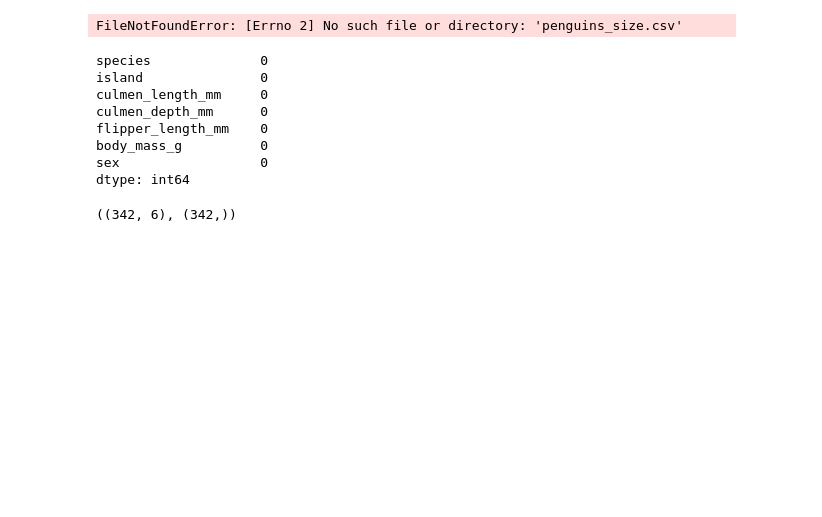
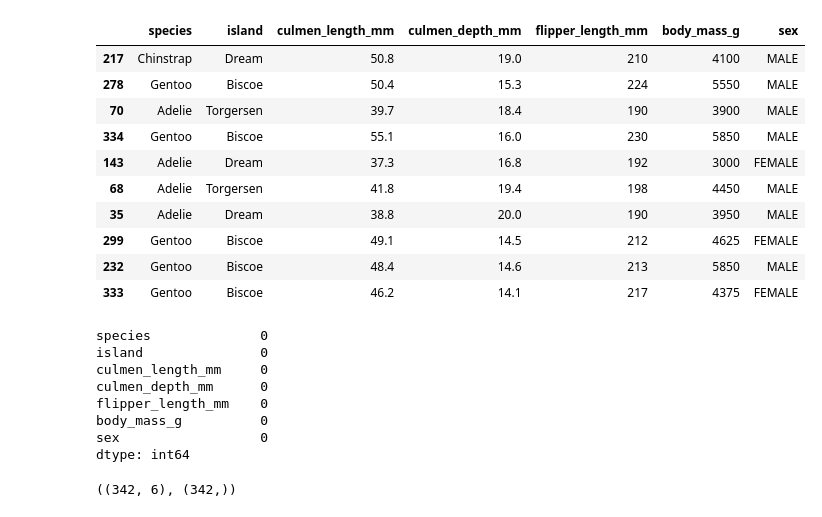
Before and after one commit to Subash-d/ML-Basics, a Jupyter notebook: Penguin_gender.ipynb, the cells around one changed output. Saved outputs shown, nothing was run; the diff lists cells and outputs as text; code cells hidden in the pictures; blank space fills up the shorter version.

```diff
--- a/new_project.ipynb
+++ b/Penguin_gender.ipynb
@@ -2,10 +2,20 @@
 import numpy as np
 import pandas as pd
 # %%
-df = pd.read_csv('penguins_size.csv')
+df = pd.read_csv('Datasets\penguins_size.csv')
 df.sample(10)
 # %% [output]
-FileNotFoundError: [Errno 2] No such file or directory: 'penguins_size.csv'
+|  | species | island | culmen_length_mm | culmen_depth_mm | flipper_length_mm | body_mass_g | sex |
+| 217 | Chinstrap | Dream | 50.8 | 19.0 | 210 | 4100 | MALE |
+| 278 | Gentoo | Biscoe | 50.4 | 15.3 | 224 | 5550 | MALE |
+| 70 | Adelie | Torgersen | 39.7 | 18.4 | 190 | 3900 | MALE |
+| 334 | Gentoo | Biscoe | 55.1 | 16.0 | 230 | 5850 | MALE |
+| 143 | Adelie | Dream | 37.3 | 16.8 | 192 | 3000 | FEMALE |
+| 68 | Adelie | Torgersen | 41.8 | 19.4 | 198 | 4450 | MALE |
+| 35 | Adelie | Dream | 38.8 | 20.0 | 190 | 3950 | MALE |
+| 299 | Gentoo | Biscoe | 49.1 | 14.5 | 212 | 4625 | FEMALE |
+| 232 | Gentoo | Biscoe | 48.4 | 14.6 | 213 | 5850 | MALE |
+| 333 | Gentoo | Biscoe | 46.2 | 14.1 | 217 | 4375 | FEMALE |
 # %%
 
 df['sex'] = df['sex'].fillna(df['sex'].mode)
```
